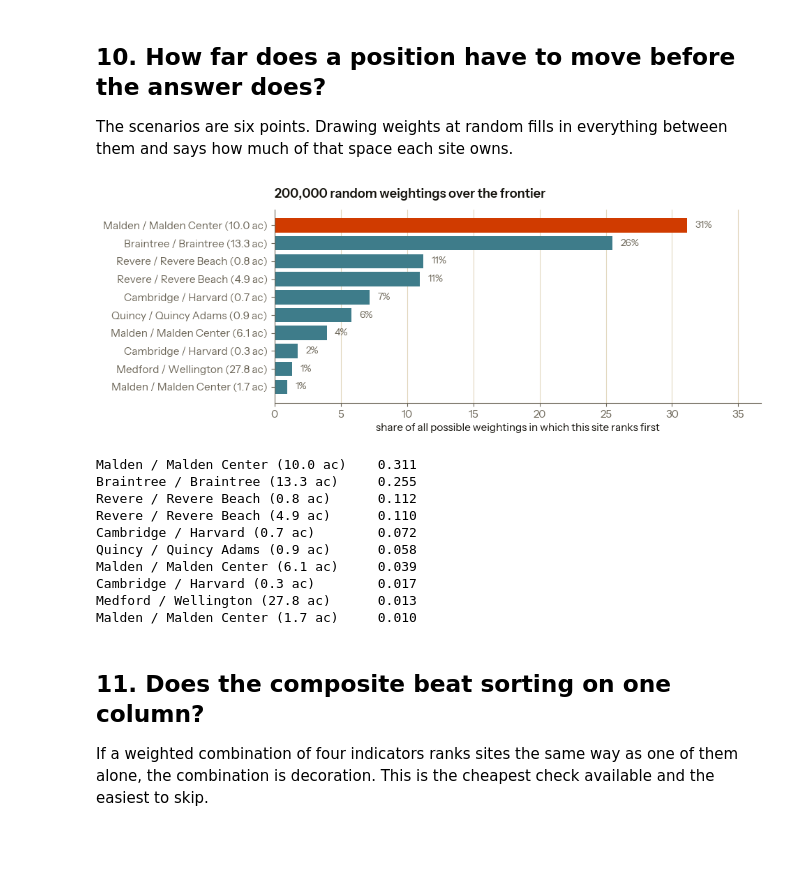
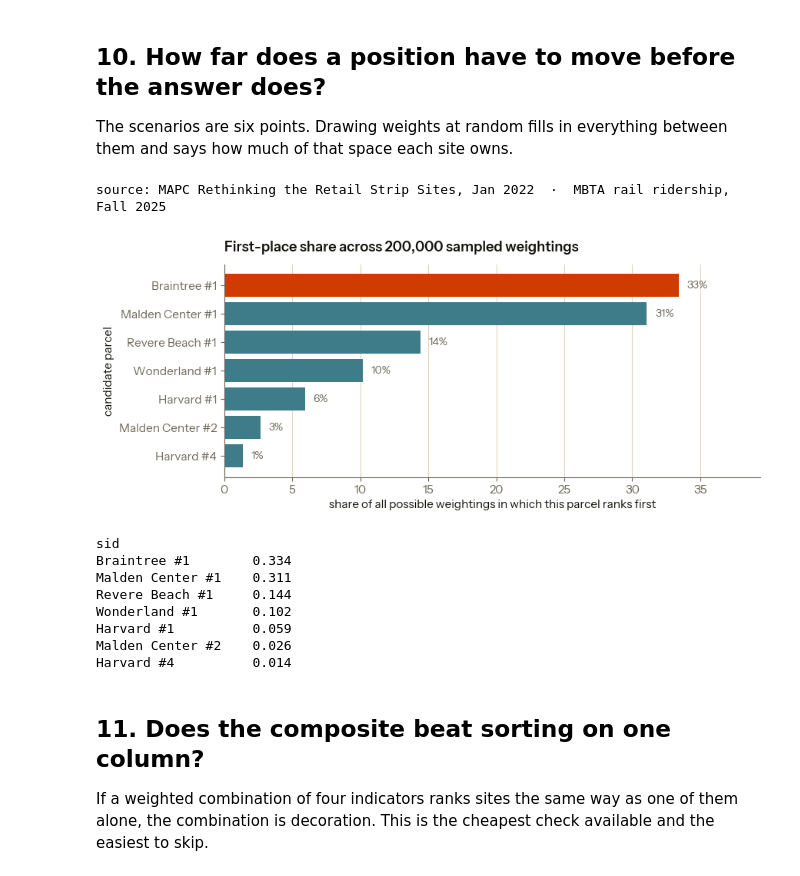
Before and after one commit to williamzqliu/tod-boston, a Jupyter notebook: 2026-rebuild.ipynb, the cells around one changed output. Cells and saved outputs as stored; diff of their text form; code cells hidden in the pictures; blank space fills up the shorter version.

```diff
--- a/2026-rebuild.ipynb
+++ b/2026-rebuild.ipynb
@@ -309,7 +453,7 @@ panel_lines = ['Red', 'Orange', 'Blue', 'Green']
 fig, axes = plt.subplots(1, 4, figsize=(15, 3.4))
 series = [(svc.sec_per_hop, 'Seconds between stops', 'one Saturday'),
           (svc.headway_min, 'Minutes between trains', 'one Saturday'),
-          (jobs / 1000, 'Jobs reachable in 45 min (000s)', 'MAPC, site median'),
+          (jobs, 'Jobs reachable in 45 minutes', 'MAPC, site median'),
           (riders, 'Average daily riders', 'Fall 2025, station median')]
 for ax, (ser, title, note) in zip(axes, series):
     v = ser.reindex(panel_lines).dropna()
@@ -319,9 +463,13 @@ for ax, (ser, title, note) in zip(axes, series):
     ax.set_title(title, fontsize=11)
     ax.text(0.0, -0.22, note, transform=ax.transAxes, fontsize=9, color=MUTE)
     ax.set_ylim(0, v.max() * 1.2)
+    # Full figures on the axis too. Dividing by a thousand and writing `(000s)`
+    # in the title asks a reader to multiply before they can read the bar, and
+    # the other panels in this strip print their numbers whole.
+    ax.yaxis.set_major_formatter(thousands)
     ax.grid(axis='x', visible=False)
-fig.suptitle('The Green Line is the fastest between stops and the least used',
+fig.suptitle('Service and demand measures by rapid transit line',
              x=0.005, ha='left', fontweight='bold', fontsize=13)
 plt.tight_layout()
-save('05-by-line')
+save('05-by-line', source=f'MBTA subway performance, 3 Feb 2024  ·  {SRC_MAPC}  ·  {SRC_RIDE}')
 # %% [output]
@@ -365,7 +514,7 @@ for st_name, row in pc.iterrows():
     ax1.plot(years, [row[c] for c in cols], color=LINE_COLOR.get(row.line, MUTE),
              alpha=0.45, lw=1.1, marker='o', ms=2.5)
 ax1.set_yscale('log')
-ax1.set_title('Weekday flow at each candidate station, 2017 to 2025')
+ax1.set_title('Weekday flow at each candidate station, Fall 2017 to Fall 2025')
 ax1.yaxis.set_major_formatter(thousands)
 ax1.axvspan(2019.2, 2022.8, color=FAINT, alpha=0.5)
 ax1.text(2021, ax1.get_ylim()[1] * 0.6, 'no data\n2020–2022', ha='center', color=MUTE, fontsize=9)
@@ -382,7 +531,7 @@ r = np.corrcoef(np.log(pc['Fall 2019']), pc.recovery)[0, 1]
 z = np.polyfit(np.log(pc['Fall 2019']), pc.recovery, 1)
 xs = np.linspace(np.log(pc['Fall 2019'].min()), np.log(pc['Fall 2019'].max()), 50)
 ax2.plot(np.exp(xs), np.polyval(z, xs), color=ACCENT, lw=1.8)
-ax2.set_title(f'The bigger a station was in 2019, the less of it came back  (r = {r:.2f})')
+ax2.set_title(f'Fall 2025 flow as a share of Fall 2019, against Fall 2019 flow  (r = {r:.2f})')
 ax2.set_xlabel('weekday flow, Fall 2019')
 ax2.set_ylabel('Fall 2025 as % of Fall 2019')
 ax2.xaxis.set_major_formatter(thousands)
@@ -391,7 +540,7 @@ for nm in ['Quincy Center', 'Malden Center', 'Revere Beach', 'Harvard', 'Waban']
         ax2.annotate(nm, (pc.loc[nm, 'Fall 2019'], pc.loc[nm, 'recovery']),
                      textcoords='offset points', xytext=(6, 4), fontsize=9, color=INK)
 plt.tight_layout()
-save('06-trend')
+save('06-trend', source='MBTA rail ridership, Fall 2017, 2018, 2019, 2023, 2024 and 2025')
 
 print('median flow change across candidate stations, Fall 2023 to Fall 2025: '
       f'{(pc["Fall 2025"] / pc["Fall 2023"]).median() * 100 - 100:+.1f}%')
@@ -562,29 +858,29 @@ def percentile(col):
     p = site[col].apply(lambda v: (base < v).mean() * 100)
     return 100 - p if col in LOWER_IS_BETTER else p
 
+# The four indicators, plus job access, which no scenario weights: it is kept
+# as a percentile so the appendix can score a job-access-first stance without
+# rebuilding the frame.
 PCT = pd.DataFrame({c: percentile(c) for c in IND + ['jobs45tr']}, index=site.index)
 
 SCENARIOS = {
-    'Developer, cost first': ({'ppa': .50, 'buildar_ac': .25, 'daily': .15, 'peak_share': .10},
+    'Developer (cost first)': ({'ppa': .50, 'buildar_ac': .25, 'daily': .15, 'peak_share': .10},
                               'Land is paid before anything earns. Minimise it.'),
-    'City, housing first':   ({'buildar_ac': .50, 'ppa': .20, 'daily': .20, 'peak_share': .10},
+    'City (housing first)':   ({'buildar_ac': .50, 'ppa': .20, 'daily': .20, 'peak_share': .10},
                               'The zoning law exists to produce homes. Maximise how many fit.'),
-    'Transit agency':        ({'daily': .40, 'peak_share': .30, 'ppa': .15, 'buildar_ac': .15},
+    'Transit agency (ridership first)':        ({'daily': .40, 'peak_share': .30, 'ppa': .15, 'buildar_ac': .15},
                               'Put density where the trains already run.'),
-    'All-day place':         ({'peak_share': .40, 'buildar_ac': .25, 'daily': .20, 'ppa': .15},
+    'Place-making (all-day use first)':         ({'peak_share': .40, 'buildar_ac': .25, 'daily': .20, 'ppa': .15},
                               'Shops need customers at noon, not only at eight.'),
-    'Regional access':       ({'jobs45tr': .40, 'daily': .20, 'ppa': .20, 'buildar_ac': .20},
-                              'Put homes where the most jobs are reachable without a car.'),
-    'No prior, equal':       ({'ppa': .25, 'buildar_ac': .25, 'daily': .25, 'peak_share': .25},
+    'No prior (all four equal)':       ({'ppa': .25, 'buildar_ac': .25, 'daily': .25, 'peak_share': .25},
                               'I cannot tell these four apart, so I will not pretend to.'),
 }
 
 scores = pd.DataFrame({k: sum(PCT[c] * w for c, w in v[0].items())
                        for k, v in SCENARIOS.items()}, index=site.index)
-# Several parcels can sit at one station, so the label carries the buildable
-# area: without it two different sites appear as the same row in a chart.
-label = (site.municipal + ' / ' + site.station + ' ('
-         + site.buildar_ac.round(1).astype(str) + ' ac)')
+# The identifier already carries the station, so it is the whole label: short
+# enough for a chart axis, readable without a legend, unique across all 251.
+label = site.sid
 
 rows = []
 for k in SCENARIOS:
@@ -655,36 +953,36 @@ between them and says how much of that space each site owns.
 # %%
 rng = np.random.default_rng(7)
 F = site[site.pareto]
 PF = PCT.loc[F.index, IND].to_numpy()
 draws = rng.dirichlet(np.ones(len(IND)), 200_000)
 wins = np.bincount(np.argmax(draws @ PF.T, axis=1), minlength=len(F)) / len(draws)
 share = pd.Series(wins, index=label[F.index]).sort_values(ascending=False)
 share = share[share > 0.005]
 
 fig, ax = plt.subplots(figsize=(9, 3.6))
 b = ax.barh(share.index[::-1], share.values[::-1] * 100,
             color=[ACCENT if v == share.max() else ACCENT2 for v in share.values[::-1]])
 for bar, v in zip(b, share.values[::-1]):
     ax.text(v * 100 + 0.6, bar.get_y() + bar.get_height() / 2, f'{v:.0%}', va='center',
             fontsize=10, color=MUTE)
-ax.set_xlabel('share of all possible weightings in which this site ranks first')
-ax.set_title('200,000 random weightings over the frontier')
+ax.set_xlabel('share of all possible weightings in which this parcel ranks first')
+ax.set_ylabel('candidate parcel')
+ax.set_title('First-place share across 200,000 sampled weightings')
 ax.set_xlim(0, share.max() * 118)
 ax.grid(axis='y', visible=False)
-save('10-weight-space')
+save('10-weight-space', source=SRC_BOTH)
 print(share.round(3).to_string())
 # %% [output]
+source: MAPC Rethinking the Retail Strip Sites, Jan 2022  ·  MBTA rail ridership, Fall 2025
-[figure, old version]
+[figure, new version]
-Malden / Malden Center (10.0 ac)    0.311
-Braintree / Braintree (13.3 ac)     0.255
-Revere / Revere Beach (0.8 ac)      0.112
-Revere / Revere Beach (4.9 ac)      0.110
-Cambridge / Harvard (0.7 ac)        0.072
-Quincy / Quincy Adams (0.9 ac)      0.058
-Malden / Malden Center (6.1 ac)     0.039
-Cambridge / Harvard (0.3 ac)        0.017
-Medford / Wellington (27.8 ac)      0.013
-Malden / Malden Center (1.7 ac)     0.010
+sid
+Braintree #1        0.334
+Malden Center #1    0.311
+Revere Beach #1     0.144
+Wonderland #1       0.102
+Harvard #1          0.059
+Malden Center #2    0.026
+Harvard #4          0.014
 # %% [markdown]
 ## 11. Does the composite beat sorting on one column?
 
```
Also changed, not shown: parts of 34 cells of this notebook, 3 other files.
